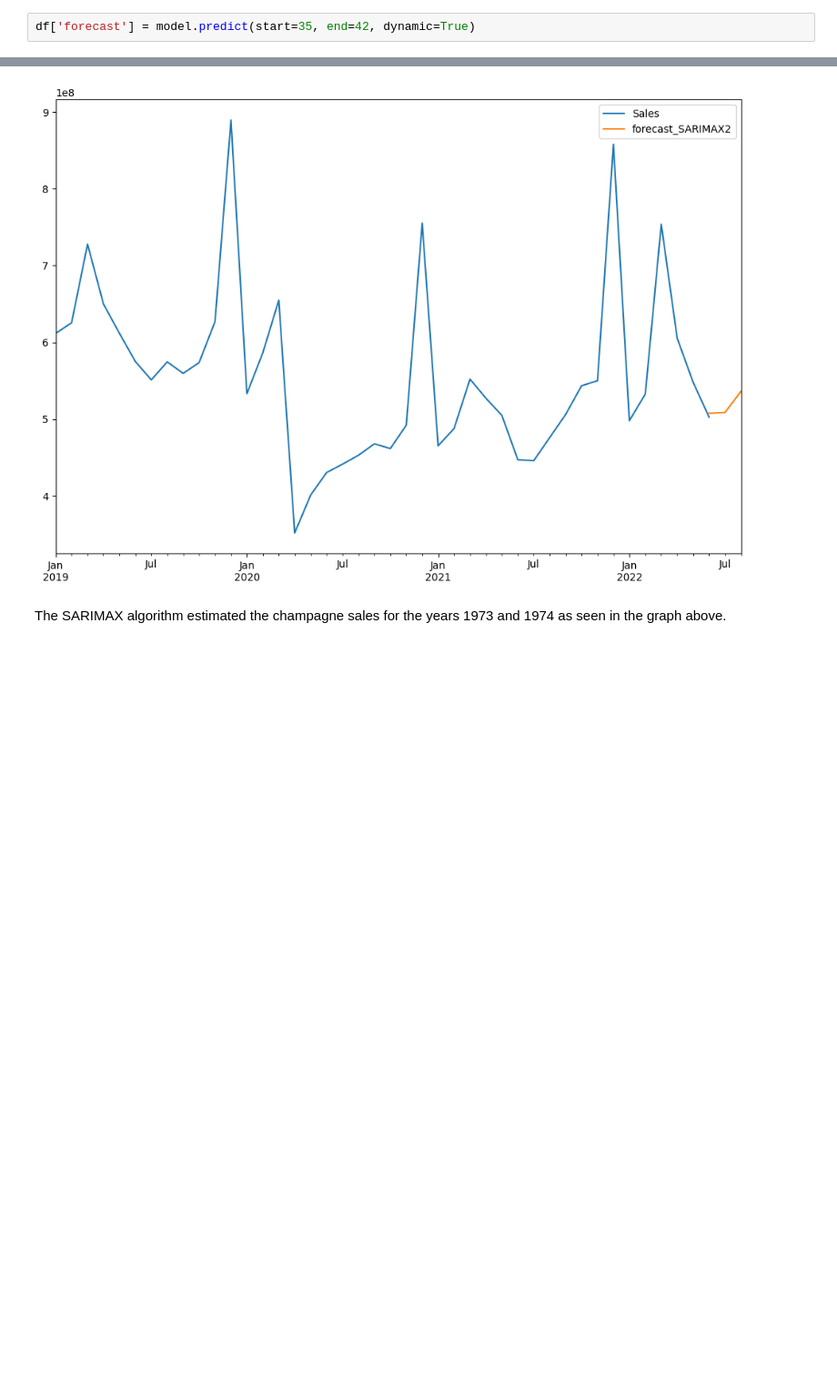
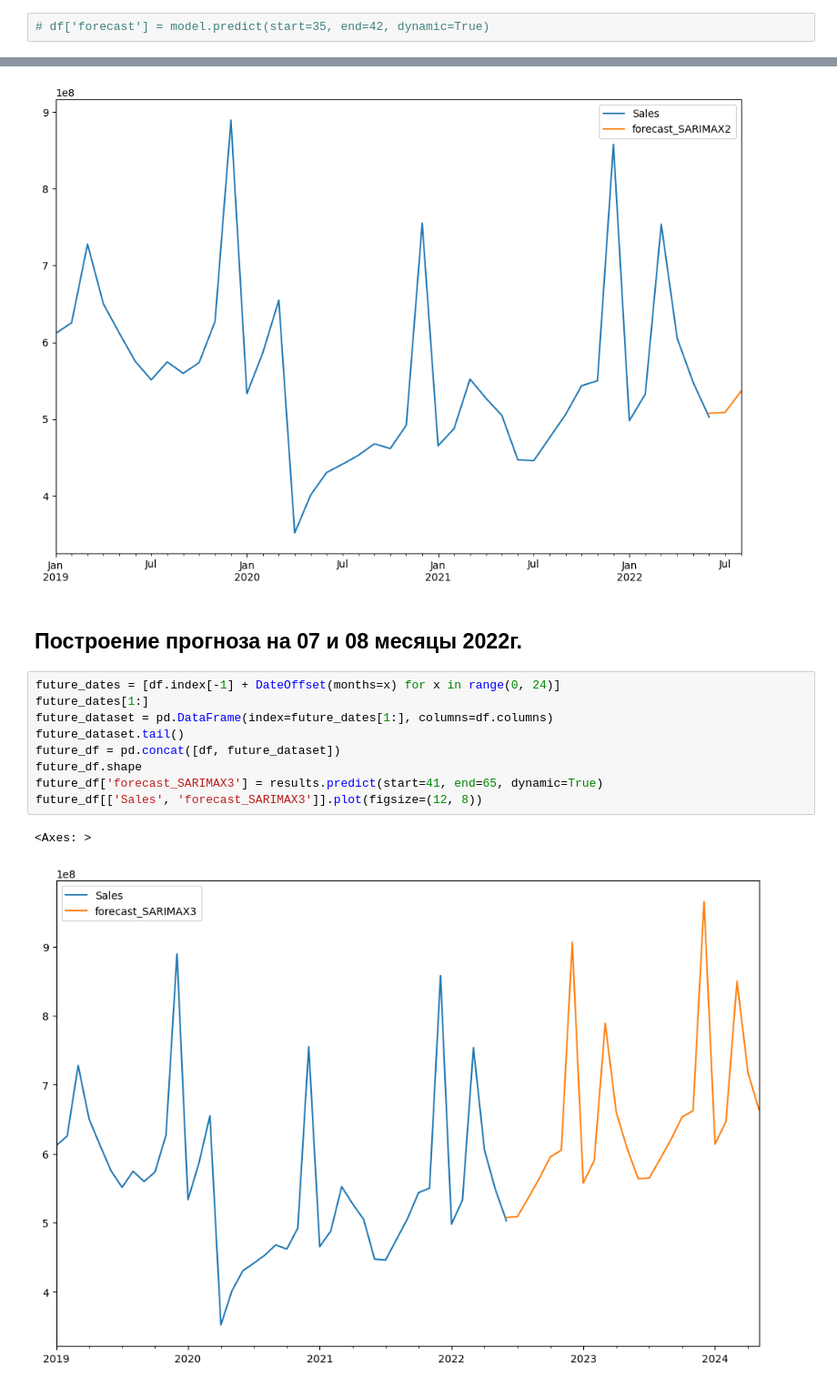
Before and after one commit to OriginalModo/FORECAST_TESTT, a Jupyter notebook: FORECAST_TEST.ipynb, the cells around one changed output, grey strips where cells are left out. Shown at 91% size. Cells and saved outputs as stored; diff of their text form; blank space fills up the shorter version.

```diff
--- a/FORECAST_TEST.ipynb
+++ b/FORECAST_TEST.ipynb
@@ -351,3 +293,3 @@ df.shape
 # %%
-df['forecast'] = model.predict(start=35, end=42, dynamic=True)
+# df['forecast'] = model.predict(start=35, end=42, dynamic=True)
 # %%
@@ -447,5 +361,17 @@ future_df[['Sales', 'forecast_SARIMAX2']].plot(figsize=(12,8))
 # %% [output]
 <Axes: >
 [figure]
-# %% [markdown]
-The SARIMAX algorithm estimated the champagne sales for the years 1973 and 1974 as seen in the graph above.
+# %% [markdown]
+## Построение прогноза на 07 и 08 месяцы 2022г.
+# %%
+future_dates = [df.index[-1] + DateOffset(months=x) for x in range(0, 24)]
+future_dates[1:]
+future_dataset = pd.DataFrame(index=future_dates[1:], columns=df.columns)
+future_dataset.tail()
+future_df = pd.concat([df, future_dataset])
+future_df.shape
+future_df['forecast_SARIMAX3'] = results.predict(start=41, end=65, dynamic=True)
+future_df[['Sales', 'forecast_SARIMAX3']].plot(figsize=(12, 8))
+# %% [output]
+<Axes: >
+[figure, added]
```
Also changed, not shown: parts of 41 cells of this notebook.
